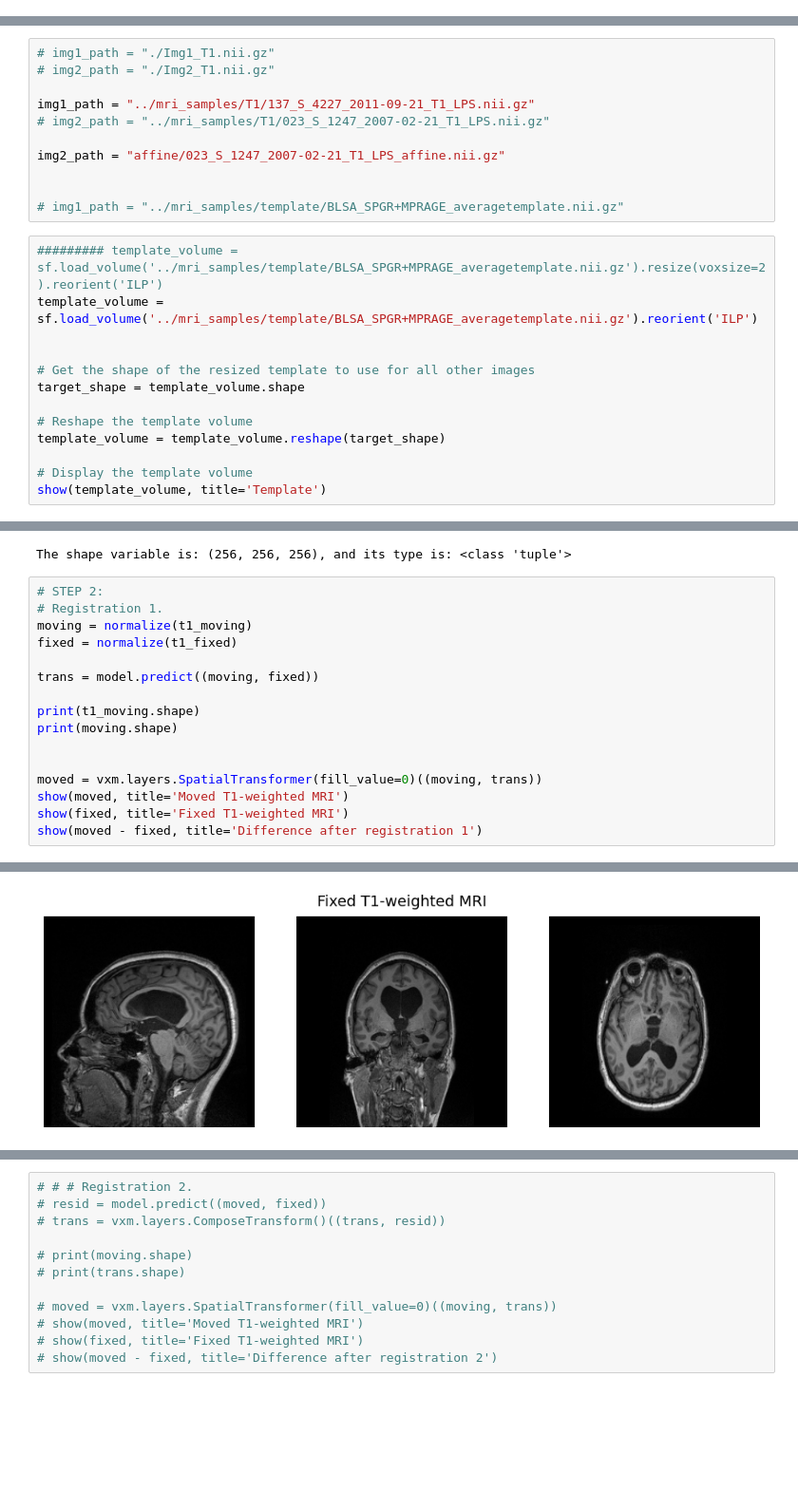
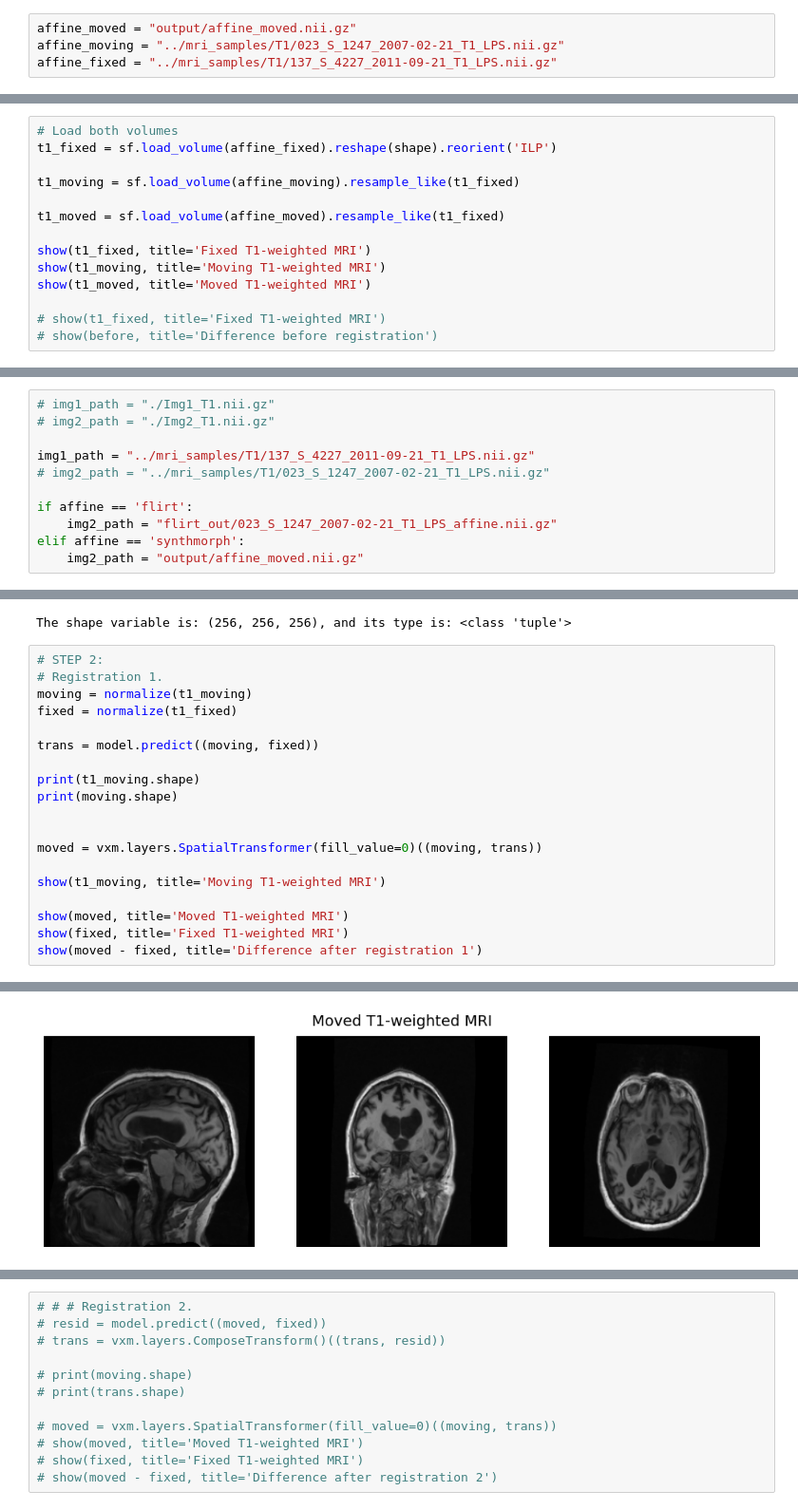
Before and after one commit to akisg/DL_RAVENS, a Jupyter notebook: RAVENS_MRI_Pipeline.ipynb, the cells around one changed output, grey strips where cells are left out. Shown at 95% size. Saved outputs shown, nothing was run; the diff lists cells and outputs as text; blank space fills up the shorter version.

Commit message:
Added synthmorph affine registration step

```diff
--- a/RAVENS_MRI_Pipeline.ipynb
+++ b/RAVENS_MRI_Pipeline.ipynb
@@ -152,0 +141,4 @@ show(template_volume, title='Template')
+# %%
+affine_moved = "output/affine_moved.nii.gz"
+affine_moving = "../mri_samples/T1/023_S_1247_2007-02-21_T1_LPS.nii.gz"
+affine_fixed = "../mri_samples/T1/137_S_4227_2011-09-21_T1_LPS.nii.gz"
@@ -152,0 +188,14 @@ show(template_volume, title='Template')
+# %%
+# Load both volumes
+t1_fixed = sf.load_volume(affine_fixed).reshape(shape).reorient('ILP')
+
+t1_moving = sf.load_volume(affine_moving).resample_like(t1_fixed)
+
+t1_moved = sf.load_volume(affine_moved).resample_like(t1_fixed)
+
+show(t1_fixed, title='Fixed T1-weighted MRI')
+show(t1_moving, title='Moving T1-weighted MRI')
+show(t1_moved, title='Moved T1-weighted MRI')
+
+# show(t1_fixed, title='Fixed T1-weighted MRI')
+# show(before, title='Difference before registration')
@@ -157,20 +212,7 @@ show(template_volume, title='Template')
 img1_path = "../mri_samples/T1/137_S_4227_2011-09-21_T1_LPS.nii.gz"
 # img2_path = "../mri_samples/T1/023_S_1247_2007-02-21_T1_LPS.nii.gz"
 
-img2_path = "affine/023_S_1247_2007-02-21_T1_LPS_affine.nii.gz"
-
-
-# img1_path = "../mri_samples/template/BLSA_SPGR+MPRAGE_averagetemplate.nii.gz"
+if affine == 'flirt':
+    img2_path = "flirt_out/023_S_1247_2007-02-21_T1_LPS_affine.nii.gz"
+elif affine == 'synthmorph':
+    img2_path = "output/affine_moved.nii.gz"
-# %%
-######### template_volume = sf.load_volume('../mri_samples/template/BLSA_SPGR+MPRAGE_averagetemplate.nii.gz').resize(voxsize=2).reorient('ILP')
-template_volume = sf.load_volume('../mri_samples/template/BLSA_SPGR+MPRAGE_averagetemplate.nii.gz').reorient('ILP')
-
-
-# Get the shape of the resized template to use for all other images
-target_shape = template_volume.shape
-
-# Reshape the template volume
-template_volume = template_volume.reshape(target_shape)
-
-# Display the template volume
-show(template_volume, title='Template')
@@ -463,6 +454,9 @@ print(moving.shape)
 
 
 moved = vxm.layers.SpatialTransformer(fill_value=0)((moving, trans))
+
+show(t1_moving, title='Moving T1-weighted MRI')
+
 show(moved, title='Moved T1-weighted MRI')
 show(fixed, title='Fixed T1-weighted MRI')
 show(moved - fixed, title='Difference after registration 1')
@@ -474 +468 @@ show(moved - fixed, title='Difference after registration 1')
-[figure, old version]
+[figure, new version]
```
Also changed, not shown: parts of 35 cells of this notebook.
